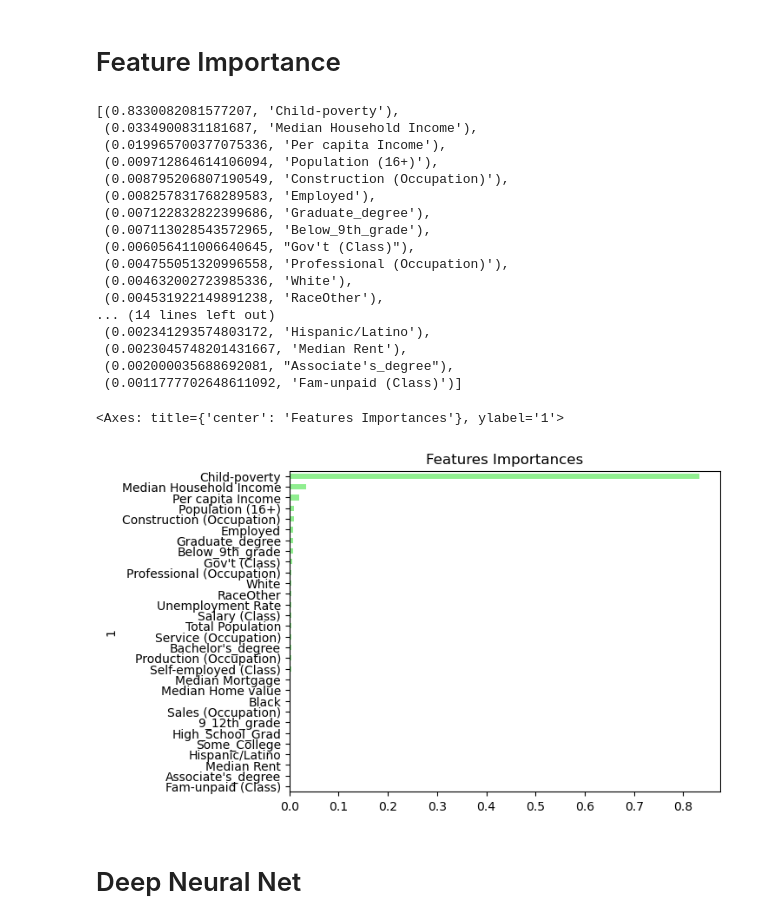
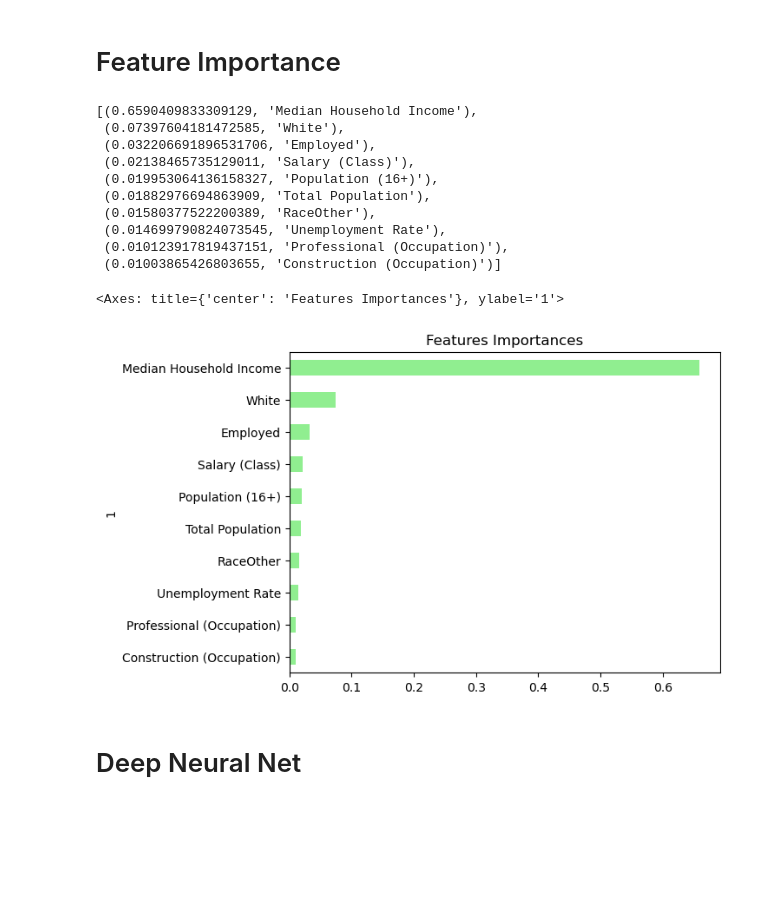
Before and after one commit to ggustavo19/Machine_Learning_Project, a Jupyter notebook: ML_Models_new.ipynb, the cells around one changed output. Cells and saved outputs as stored; diff of their text form; code cells hidden in the pictures; blank space fills up the shorter version.

Commit message:
Completed the modeling phase and optimized the random forest model to get the highest R2 score we found.

```diff
--- a/ML_Models_new.ipynb
+++ b/ML_Models_new.ipynb
@@ -52 +50,22 @@ Index(['Below_9th_grade', '9_12th_grade', 'High_School_Grad', 'Some_College',
       dtype='object')
+# %%
+from sklearn.preprocessing import OneHotEncoder
+
+# Generate our categorical variable lists. #checks for all cetegories that are objects
+state_cat = census_df.dtypes[census_df.dtypes == "object"].index.tolist()
+
+# Check the number of unique values in each column
+census_df[state_cat].nunique()
+
+# Create a OneHotEncoder instance
+enc = OneHotEncoder(sparse_output=False)
+# Fit and transform the OneHotEncoder using the categorical variable list
+encode_df = pd.DataFrame(enc.fit_transform(census_df[state_cat]))
+# Add the encoded variable names to the dataframe
+encode_df.columns = enc.get_feature_names_out(state_cat)
+encode_df.head()
+
+# Merge one-hot encoded features and drop the originals
+census_df=census_df.merge(encode_df,left_index=True, right_index=True)
+census_df= census_df.drop(state_cat, axis=1)
+census_df.head()
@@ -102,0 +132,2 @@ sns.heatmap(census_df.corr(),annot=True)
+# %%
+census_df = census_df.drop(columns=['Child-poverty', 'Median Mortgage', 'Median Rent', 'Per capita Income'])
@@ -291,2 +341,6 @@ Traceback (most recent call last):
 # %% [markdown]
 # Random Forest
+# %%
+from sklearn.ensemble import RandomForestRegressor
+model = RandomForestRegressor(n_estimators = 300,random_state = 42)
+model.fit(X_train_scaled, y_train)
@@ -347,37 +403,36 @@ https://gist.github.com/mwaskom/de44147ed2974457ad6372750bbe5751
 # %%
 # Random Forests in sklearn will automatically calculate feature importance
 importances = model.feature_importances_
+
 # We can sort the features by their importance
-sorted(zip(model.feature_importances_, X.columns), reverse=True)
+sorted_features = sorted(zip(importances, X.columns), reverse=True)
+
+# Get top 10 features
+top_10_features = sorted_features[:10]
+
+top_10_features
 # %% [output]
-[(0.8330082081577207, 'Child-poverty'),
- (0.0334900831181687, 'Median Household Income'),
- (0.019965700377075336, 'Per capita Income'),
- (0.009712864614106094, 'Population (16+)'),
- (0.008795206807190549, 'Construction (Occupation)'),
- (0.008257831768289583, 'Employed'),
- (0.007122832822399686, 'Graduate_degree'),
- (0.007113028543572965, 'Below_9th_grade'),
- (0.006056411006640645, "Gov't (Class)"),
- (0.004755051320996558, 'Professional (Occupation)'),
- (0.004632002723985336, 'White'),
- (0.004531922149891238, 'RaceOther'),
-... (14 lines left out)
- (0.002341293574803172, 'Hispanic/Latino'),
- (0.0023045748201431667, 'Median Rent'),
- (0.002000035688692081, "Associate's_degree"),
- (0.0011777702648611092, 'Fam-unpaid (Class)')]
+[(0.6590409833309129, 'Median Household Income'),
+ (0.07397604181472585, 'White'),
+ (0.032206691896531706, 'Employed'),
+ (0.02138465735129011, 'Salary (Class)'),
+ (0.019953064136158327, 'Population (16+)'),
+ (0.01882976694863909, 'Total Population'),
+ (0.01580377522200389, 'RaceOther'),
+ (0.014699790824073545, 'Unemployment Rate'),
+ (0.010123917819437151, 'Professional (Occupation)'),
+ (0.01003865426803655, 'Construction (Occupation)')]
 # %%
 # Visualize the features by importance
-importances_df = pd.DataFrame(sorted(zip(model.feature_importances_, X.columns), reverse=True))
+importances_df = pd.DataFrame(top_10_features)
 importances_df.set_index(importances_df[1], inplace=True)
 importances_df.drop(columns=1, inplace=True)
 importances_df.rename(columns={0: 'Feature Importances'}, inplace=True)
 importances_sorted = importances_df.sort_values(by='Feature Importances')
 importances_sorted.plot(kind='barh', color='lightgreen', title= 'Features Importances', legend=False)
 # %% [output]
 <Axes: title={'center': 'Features Importances'}, ylabel='1'>
-[figure, old version]
+[figure, new version]
 # %% [markdown]
 # Deep Neural Net
 # %%
```
Also changed, not shown: parts of 16 cells of this notebook, 6 other files.
